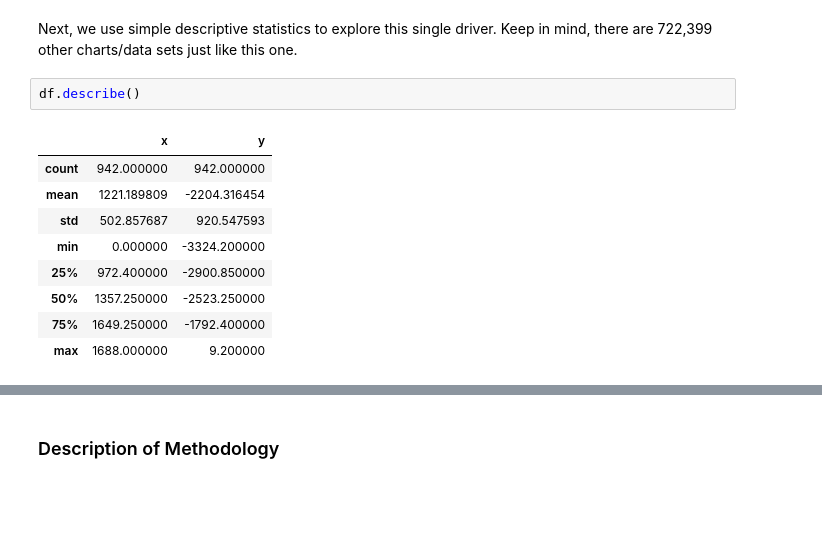
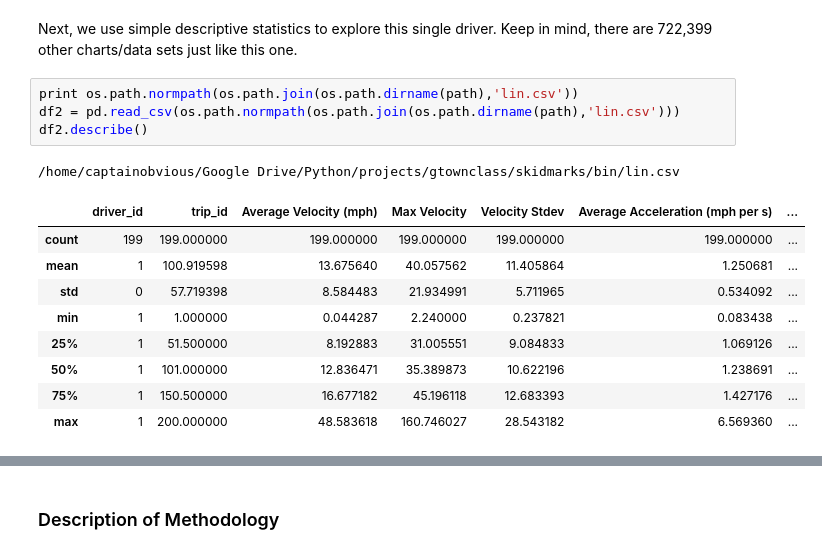
Before and after one commit to georgetown-analytics/skidmarks, a Jupyter notebook: bin/notebook/Riding Dirty-Using Telematic Data to Identify Increased Liability Drivers.ipynb, the cells around one changed output, grey strips where cells are left out. Drawn from its saved outputs; the diff is of its cells as text; blank space fills up the shorter version.

```diff
--- a/bin/notebook/Riding Dirty-Using Telematic Data to Identify Increased Liability Drivers.ipynb
+++ b/bin/notebook/Riding Dirty-Using Telematic Data to Identify Increased Liability Drivers.ipynb
@@ -117,14 +117,17 @@ plt.show()
 # %% [markdown]
 Next, we use simple descriptive statistics to explore this single driver.  Keep in mind, there are 722,399 other charts/data sets just like this one.
-# %%
-df.describe()
-# %% [output]
-|  | x | y |
-| count | 942.000000 | 942.000000 |
-| mean | 1221.189809 | -2204.316454 |
-| std | 502.857687 | 920.547593 |
-| min | 0.000000 | -3324.200000 |
-| 25% | 972.400000 | -2900.850000 |
-| 50% | 1357.250000 | -2523.250000 |
-| 75% | 1649.250000 | -1792.400000 |
-| max | 1688.000000 | 9.200000 |
+# %%
+print os.path.normpath(os.path.join(os.path.dirname(path),'lin.csv'))
+df2 = pd.read_csv(os.path.normpath(os.path.join(os.path.dirname(path),'lin.csv')))
+df2.describe()
+# %% [output]
+/home/captainobvious/Google Drive/Python/projects/gtownclass/skidmarks/bin/lin.csv
+|  | driver_id | trip_id | Average Velocity (mph) | Max Velocity | Velocity Stdev | Average Acceleration (mph per s) | ... |
+| count | 199 | 199.000000 | 199.000000 | 199.000000 | 199.000000 | 199.000000 | ... |
+| mean | 1 | 100.919598 | 13.675640 | 40.057562 | 11.405864 | 1.250681 | ... |
+| std | 0 | 57.719398 | 8.584483 | 21.934991 | 5.711965 | 0.534092 | ... |
+| min | 1 | 1.000000 | 0.044287 | 2.240000 | 0.237821 | 0.083438 | ... |
+| 25% | 1 | 51.500000 | 8.192883 | 31.005551 | 9.084833 | 1.069126 | ... |
+| 50% | 1 | 101.000000 | 12.836471 | 35.389873 | 10.622196 | 1.238691 | ... |
+| 75% | 1 | 150.500000 | 16.677182 | 45.196118 | 12.683393 | 1.427176 | ... |
+| max | 1 | 200.000000 | 48.583618 | 160.746027 | 28.543182 | 6.569360 | ... |
```
Also changed, not shown: parts of 5 cells of this notebook.
